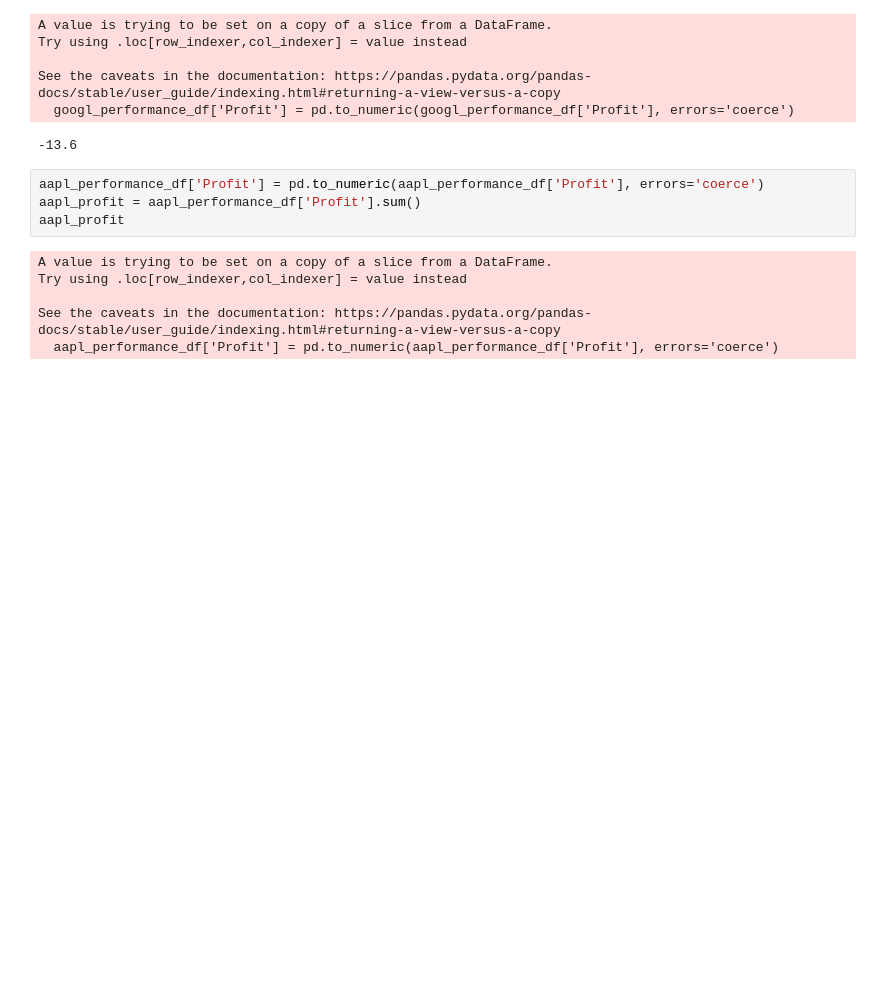
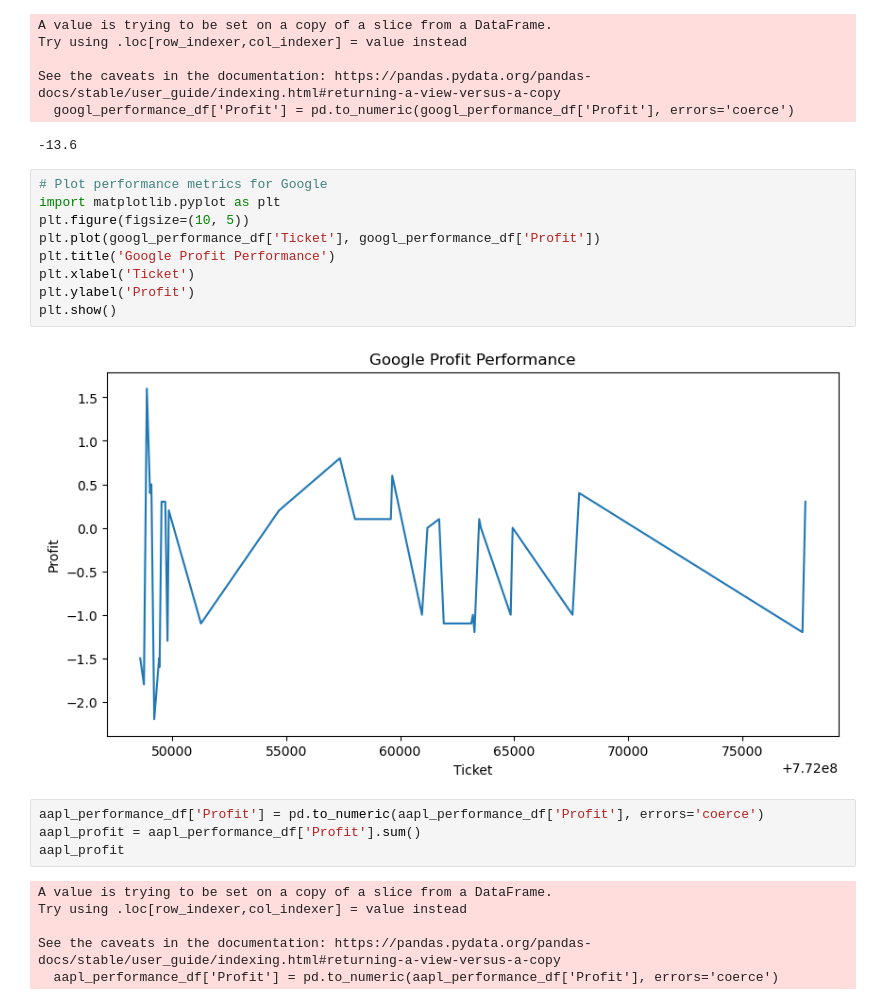
Before and after one commit to QueenofParts/Project2-Room2, a Jupyter notebook: ea_analysis_graphs.ipynb, the cells around one changed output. Drawn from its saved outputs; the diff is of its cells as text; blank space fills up the shorter version.

```diff
--- a/ea_analysis_graphs.ipynb
+++ b/ea_analysis_graphs.ipynb
@@ -241,6 +241,17 @@ Try using .loc[row_indexer,col_indexer] = value instead
 See the caveats in the documentation: https://pandas.pydata.org/pandas-docs/stable/user_guide/indexing.html#returning-a-view-versus-a-copy
   googl_performance_df['Profit'] = pd.to_numeric(googl_performance_df['Profit'], errors='coerce')
 -13.6
+# %%
+# Plot performance metrics for Google
+import matplotlib.pyplot as plt
+plt.figure(figsize=(10, 5))
+plt.plot(googl_performance_df['Ticket'], googl_performance_df['Profit'])
+plt.title('Google Profit Performance')
+plt.xlabel('Ticket')
+plt.ylabel('Profit')
+plt.show()
+# %% [output]
+[figure, added]
 # %%
 aapl_performance_df['Profit'] = pd.to_numeric(aapl_performance_df['Profit'], errors='coerce')
 aapl_profit = aapl_performance_df['Profit'].sum()
```
Also changed, not shown: parts of 6 cells of this notebook.
